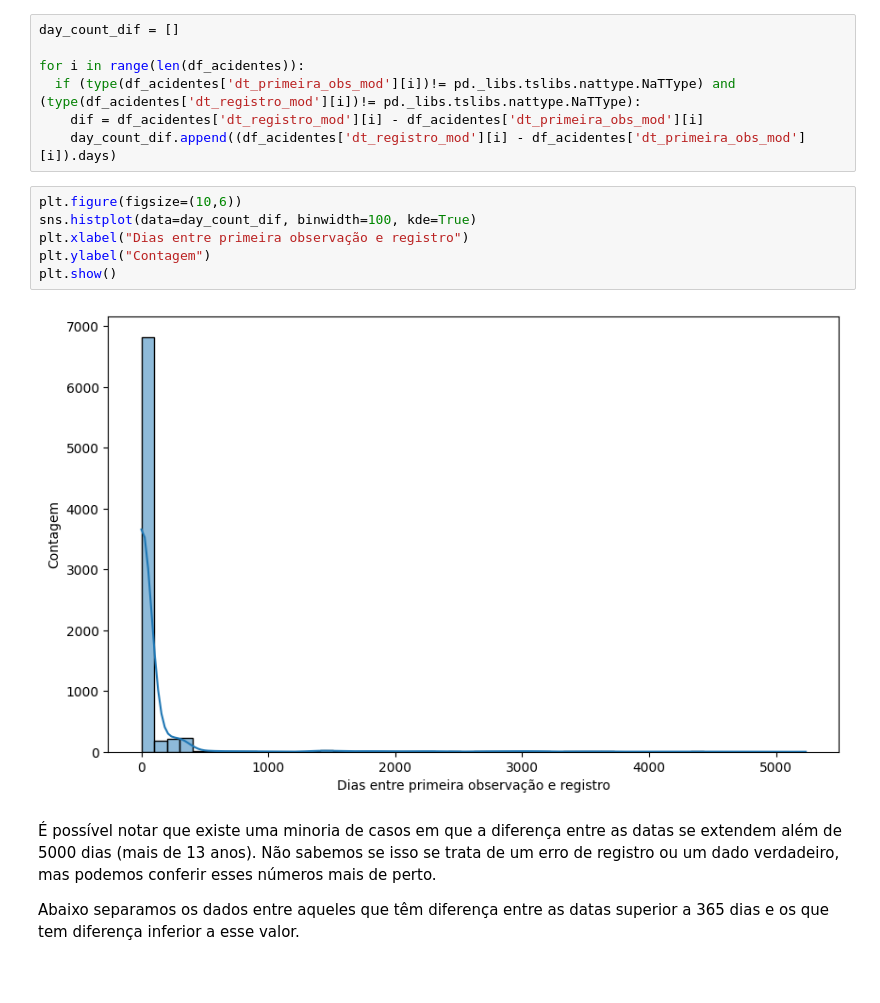
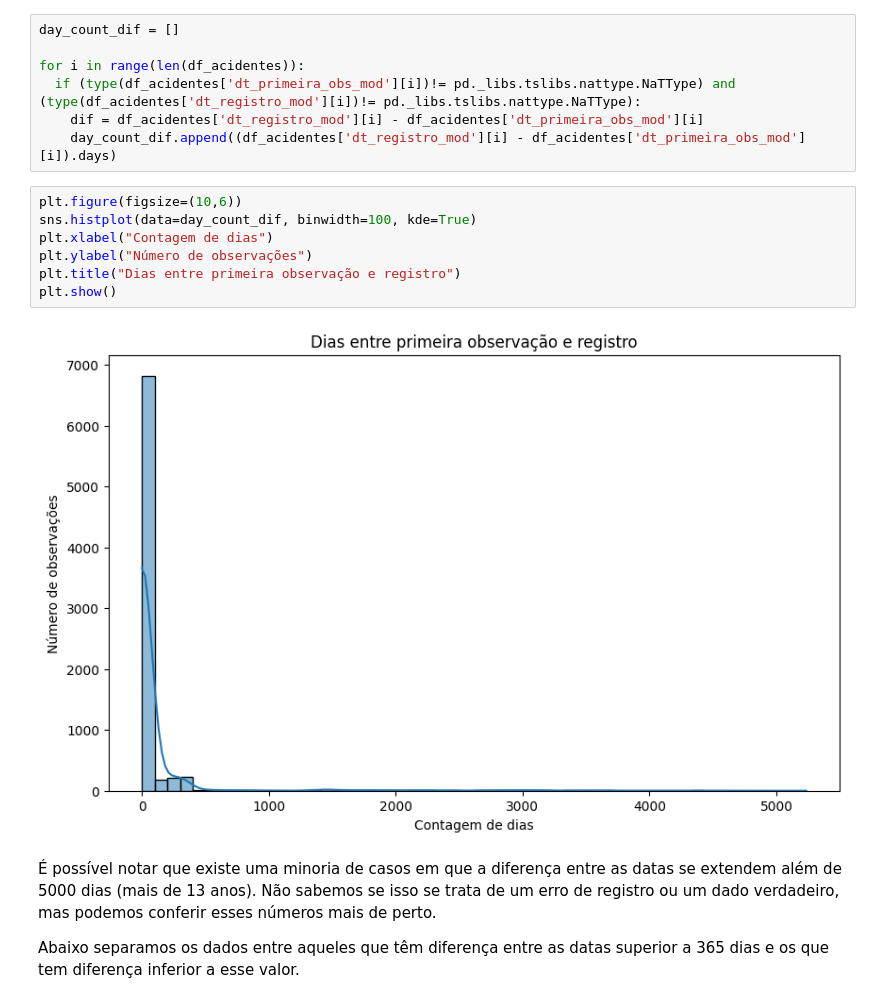
Before and after one commit to mariabrandaob/PCD-2-IBAMA, a Jupyter notebook: PCD_2_IBAMA.ipynb, the cells around one changed output. Drawn from its saved outputs; the diff is of its cells as text; blank space fills up the shorter version.

Commit message:
Últimas alterações em visualização

```diff
--- a/PCD_2_IBAMA.ipynb
+++ b/PCD_2_IBAMA.ipynb
@@ -402,11 +405,12 @@ for i in range(len(df_acidentes)):
 # %%
 plt.figure(figsize=(10,6))
 sns.histplot(data=day_count_dif, binwidth=100, kde=True)
-plt.xlabel("Dias entre primeira observação e registro")
-plt.ylabel("Contagem")
+plt.xlabel("Contagem de dias")
+plt.ylabel("Número de observações")
+plt.title("Dias entre primeira observação e registro")
 plt.show()
 # %% [output]
-[figure, old version]
+[figure, new version]
 # %% [markdown]
 É possível notar que existe uma minoria de casos em que a diferença entre as datas se extendem além de 5000 dias (mais de 13 anos). Não sabemos se isso se trata de um erro de registro ou um dado verdadeiro, mas podemos conferir esses números mais de perto.
 
```
Also changed, not shown: parts of 21 cells of this notebook.
